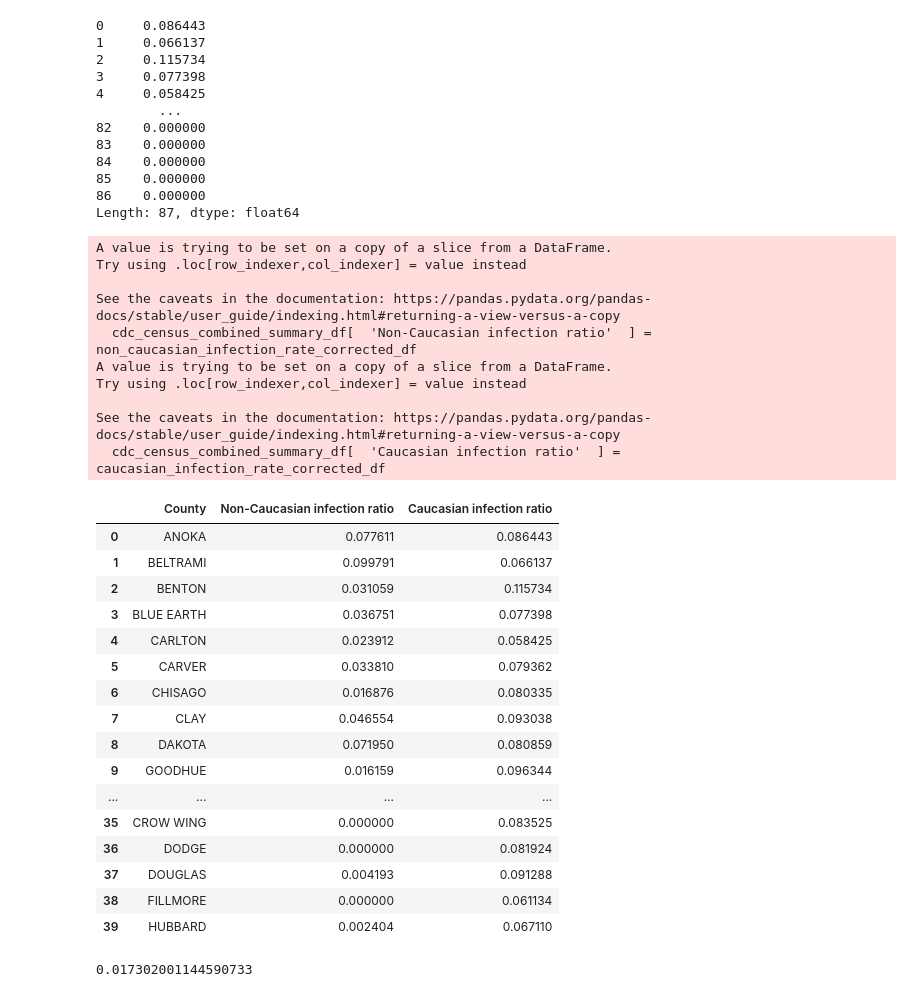
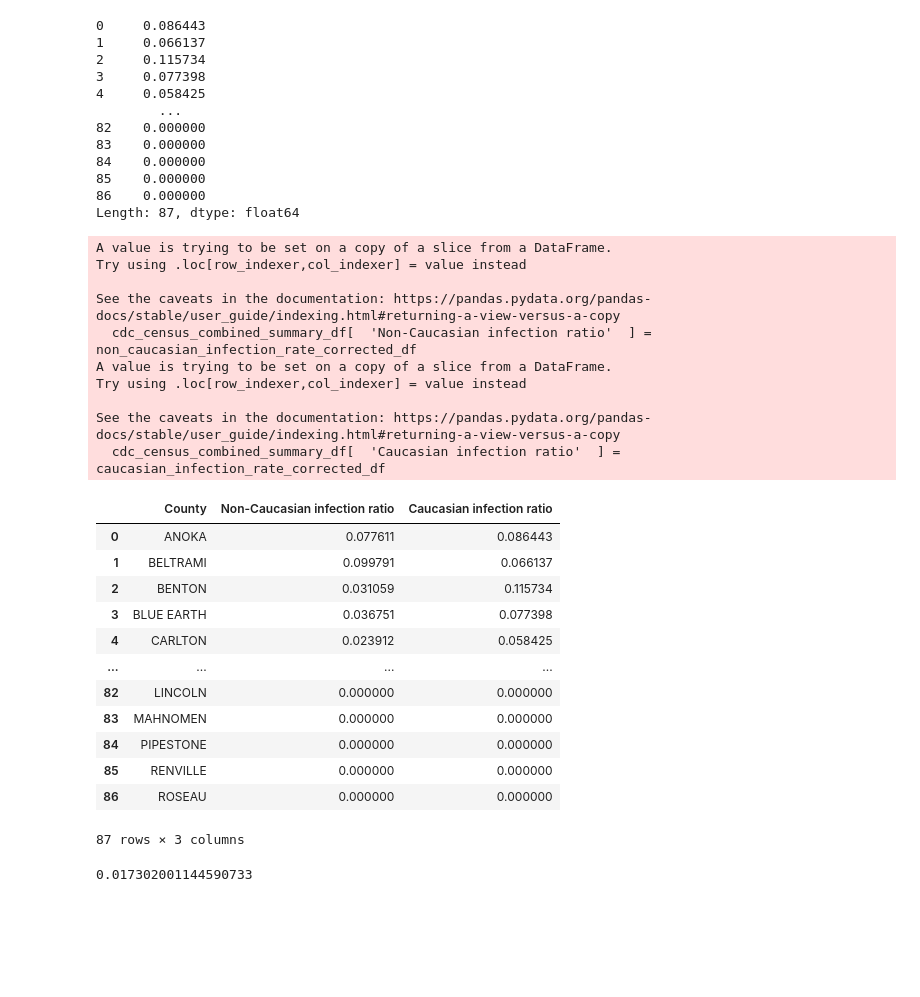
Before and after one commit to tlenzmeier58/Project_1, a Jupyter notebook: working.ipynb, the cells around one changed output. Saved outputs shown, nothing was run; the diff lists cells and outputs as text; code cells hidden in the pictures; blank space fills up the shorter version.

```diff
--- a/working.ipynb
+++ b/working.ipynb
@@ -1013,40 +1002,36 @@ Length: 87, dtype: float64
 # %%
 #filter to just show County column
 cdc_census_combined_summary_df = cdc_census_clean_combined_df[['County']]
 cdc_census_combined_summary_df
 
 
 cdc_census_combined_summary_df[  'Non-Caucasian infection ratio'  ] = non_caucasian_infection_rate_corrected_df
 cdc_census_combined_summary_df[  'Caucasian infection ratio'  ] = caucasian_infection_rate_corrected_df
-cdc_census_combined_summary_df.head(40)
+cdc_census_combined_summary_df
 # %% [output]
 A value is trying to be set on a copy of a slice from a DataFrame.
 Try using .loc[row_indexer,col_indexer] = value instead
 
 See the caveats in the documentation: https://pandas.pydata.org/pandas-docs/stable/user_guide/indexing.html#returning-a-view-versus-a-copy
   cdc_census_combined_summary_df[  'Non-Caucasian infection ratio'  ] = non_caucasian_infection_rate_corrected_df
 A value is trying to be set on a copy of a slice from a DataFrame.
 Try using .loc[row_indexer,col_indexer] = value instead
 
 See the caveats in the documentation: https://pandas.pydata.org/pandas-docs/stable/user_guide/indexing.html#returning-a-view-versus-a-copy
   cdc_census_combined_summary_df[  'Caucasian infection ratio'  ] = caucasian_infection_rate_corrected_df
 |  | County | Non-Caucasian infection ratio | Caucasian infection ratio |
 | 0 | ANOKA | 0.077611 | 0.086443 |
 | 1 | BELTRAMI | 0.099791 | 0.066137 |
 | 2 | BENTON | 0.031059 | 0.115734 |
 | 3 | BLUE EARTH | 0.036751 | 0.077398 |
 | 4 | CARLTON | 0.023912 | 0.058425 |
-| 5 | CARVER | 0.033810 | 0.079362 |
-| 6 | CHISAGO | 0.016876 | 0.080335 |
-| 7 | CLAY | 0.046554 | 0.093038 |
-| 8 | DAKOTA | 0.071950 | 0.080859 |
-| 9 | GOODHUE | 0.016159 | 0.096344 |
 | ... | ... | ... | ... |
-| 35 | CROW WING | 0.000000 | 0.083525 |
-| 36 | DODGE | 0.000000 | 0.081924 |
-| 37 | DOUGLAS | 0.004193 | 0.091288 |
-| 38 | FILLMORE | 0.000000 | 0.061134 |
-| 39 | HUBBARD | 0.002404 | 0.067110 |
+| 82 | LINCOLN | 0.000000 | 0.000000 |
+| 83 | MAHNOMEN | 0.000000 | 0.000000 |
+| 84 | PIPESTONE | 0.000000 | 0.000000 |
+| 85 | RENVILLE | 0.000000 | 0.000000 |
+| 86 | ROSEAU | 0.000000 | 0.000000 |
+87 rows × 3 columns
 # %%
 # Calculate the mean for infection rate of non-caucasian group
 non_caucasian_infection_rate_corrected = cdc_census_combined_summary_df['Non-Caucasian infection ratio'].fillna(0)
```
Also changed, not shown: parts of 3 cells of this notebook, 16 other files.
